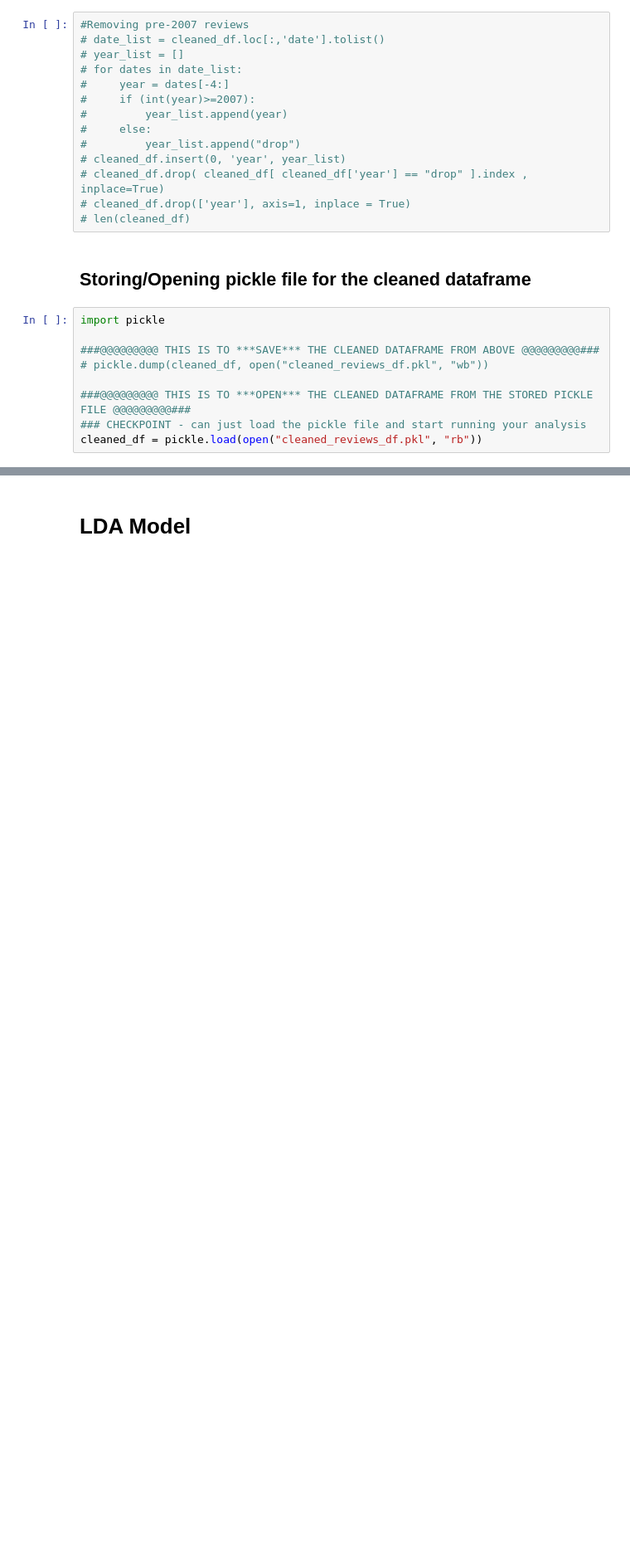
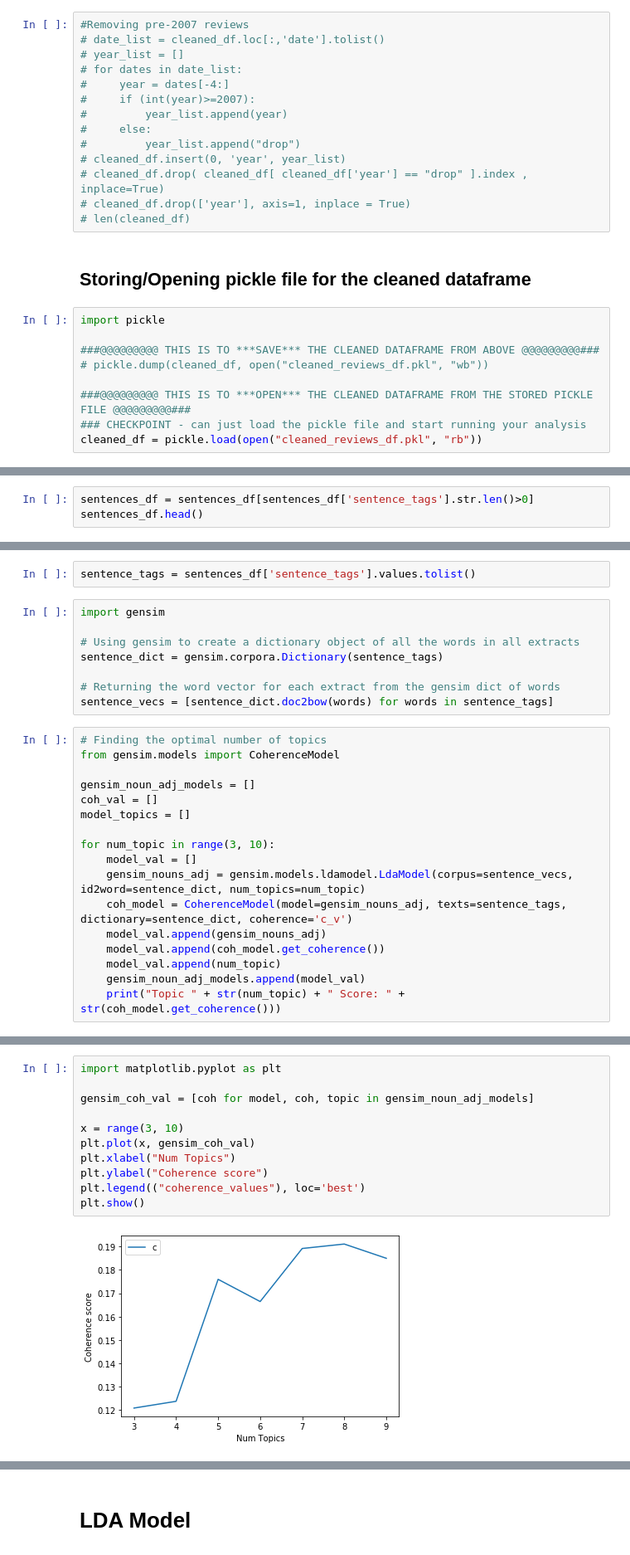
Before and after one commit to ngohngoh/phone-reviews-analysis, a Jupyter notebook: Cell phone Reviews - YL.ipynb, the cells around one changed output, grey strips where cells are left out. Shown at 83% size. Cells and saved outputs as stored; diff of their text form; blank space fills up the shorter version.

```diff
--- a/Cell phone Reviews - YL.ipynb
+++ b/Cell phone Reviews - YL.ipynb
@@ -198,0 +698,3 @@ len(cleaned_df)
+# %%
+sentences_df = sentences_df[sentences_df['sentence_tags'].str.len()>0]
+sentences_df.head()
@@ -198,0 +708,27 @@ len(cleaned_df)
+# %%
+sentence_tags = sentences_df['sentence_tags'].values.tolist()
+# %%
+import gensim
+
+# Using gensim to create a dictionary object of all the words in all extracts
+sentence_dict = gensim.corpora.Dictionary(sentence_tags)
+
+# Returning the word vector for each extract from the gensim dict of words
+sentence_vecs = [sentence_dict.doc2bow(words) for words in sentence_tags]
+# %%
+# Finding the optimal number of topics
+from gensim.models import CoherenceModel
+
+gensim_noun_adj_models = []
+coh_val = []
+model_topics = []
+
+for num_topic in range(3, 10):
+    model_val = []
+    gensim_nouns_adj = gensim.models.ldamodel.LdaModel(corpus=sentence_vecs, id2word=sentence_dict, num_topics=num_topic)
+    coh_model = CoherenceModel(model=gensim_nouns_adj, texts=sentence_tags, dictionary=sentence_dict, coherence='c_v')
+    model_val.append(gensim_nouns_adj)
+    model_val.append(coh_model.get_coherence())
+    model_val.append(num_topic)
+    gensim_noun_adj_models.append(model_val)
+    print("Topic " + str(num_topic) + " Score: " + str(coh_model.get_coherence()))
@@ -198,0 +743,13 @@ len(cleaned_df)
+# %%
+import matplotlib.pyplot as plt
+
+gensim_coh_val = [coh for model, coh, topic in gensim_noun_adj_models]
+
+x = range(3, 10)
+plt.plot(x, gensim_coh_val)
+plt.xlabel("Num Topics")
+plt.ylabel("Coherence score")
+plt.legend(("coherence_values"), loc='best')
+plt.show()
+# %% [output]
+[figure, added]
```
Also changed, not shown: parts of 59 cells of this notebook.
